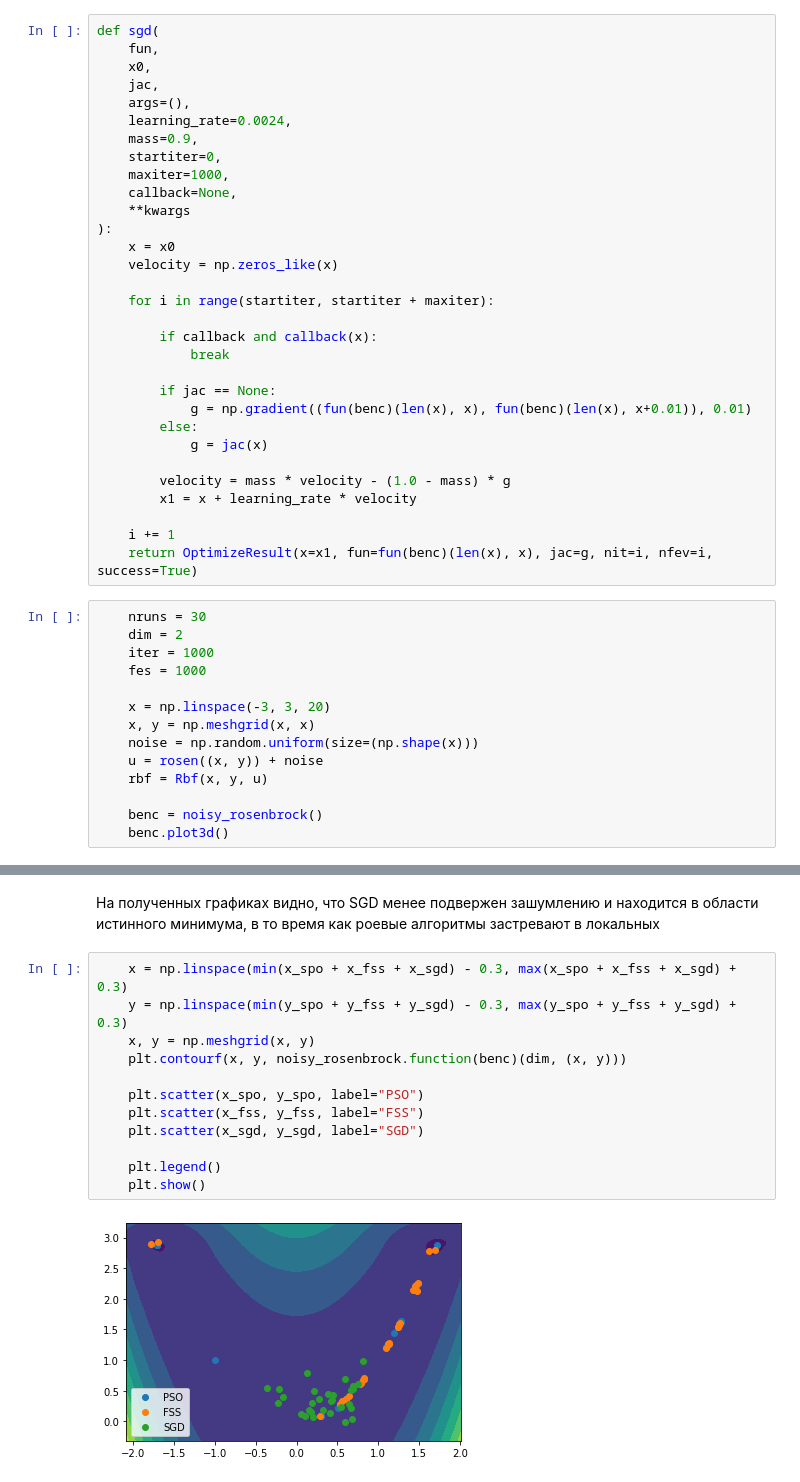
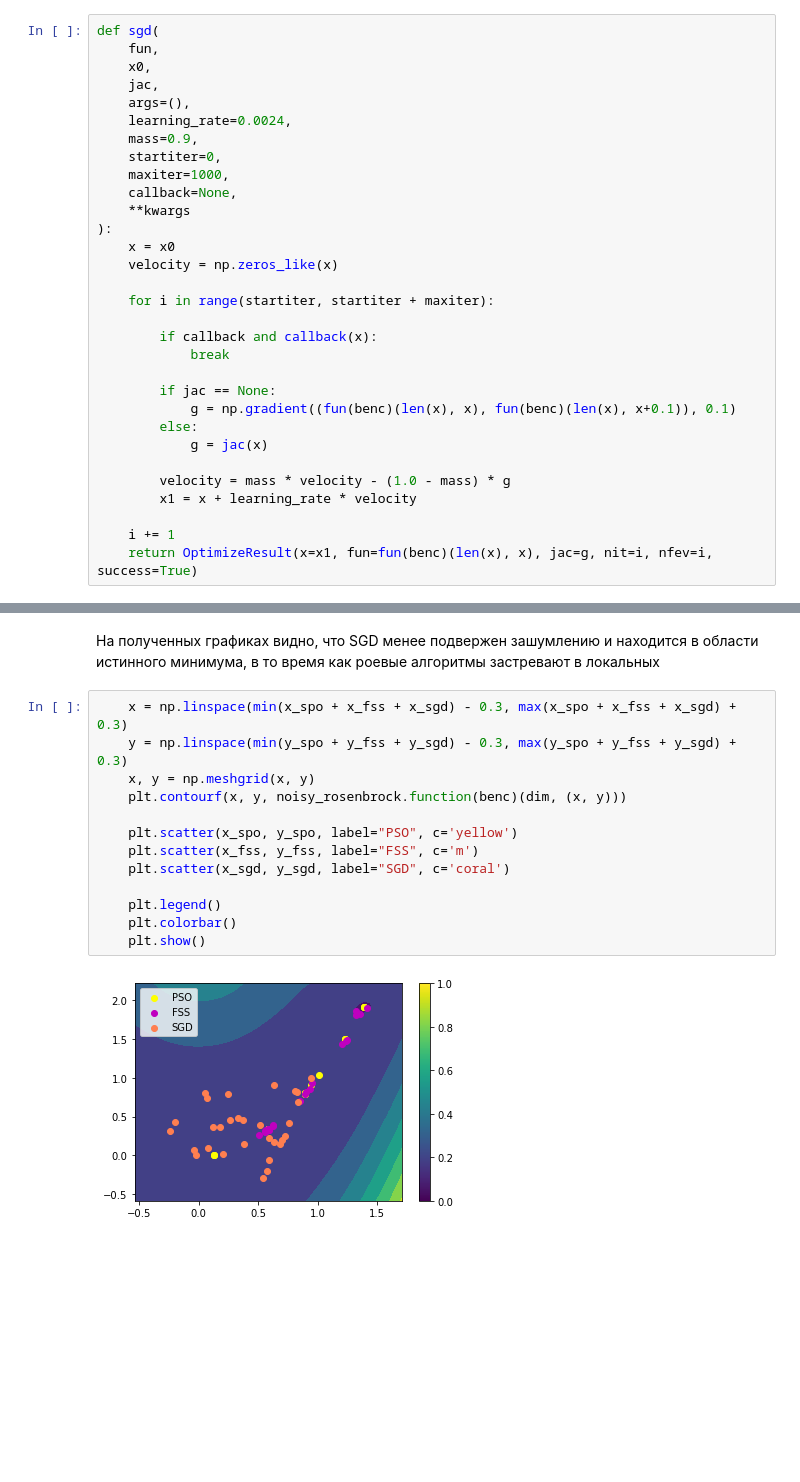
Before and after one commit to Loinen/FSS, a Jupyter notebook: FSS2.ipynb, the cells around one changed output, grey strips where cells are left out. Saved outputs shown, nothing was run; the diff lists cells and outputs as text; blank space fills up the shorter version.

```diff
--- a/FSS2.ipynb
+++ b/FSS2.ipynb
@@ -42,7 +58,7 @@ def sgd(
             break
 
         if jac == None:
-            g = np.gradient((fun(benc)(len(x), x), fun(benc)(len(x), x+0.01)), 0.01)
+            g = np.gradient((fun(benc)(len(x), x), fun(benc)(len(x), x+0.1)), 0.1)
         else:
             g = jac(x)
 
@@ -51,17 +67,3 @@ def sgd(
 
     i += 1
     return OptimizeResult(x=x1, fun=fun(benc)(len(x), x), jac=g, nit=i, nfev=i, success=True)
-# %%
-    nruns = 30
-    dim = 2
-    iter = 1000
-    fes = 1000
-
-    x = np.linspace(-3, 3, 20)
-    x, y = np.meshgrid(x, x)
-    noise = np.random.uniform(size=(np.shape(x)))
-    u = rosen((x, y)) + noise
-    rbf = Rbf(x, y, u)
-
-    benc = noisy_rosenbrock()
-    benc.plot3d()
@@ -152,14 +152,15 @@ Execution time  0.1431947133333248
 # %%
     x = np.linspace(min(x_spo + x_fss + x_sgd) - 0.3, max(x_spo + x_fss + x_sgd) + 0.3)
     y = np.linspace(min(y_spo + y_fss + y_sgd) - 0.3, max(y_spo + y_fss + y_sgd) + 0.3)
     x, y = np.meshgrid(x, y)
     plt.contourf(x, y, noisy_rosenbrock.function(benc)(dim, (x, y)))
 
-    plt.scatter(x_spo, y_spo, label="PSO")
-    plt.scatter(x_fss, y_fss, label="FSS")
-    plt.scatter(x_sgd, y_sgd, label="SGD")
+    plt.scatter(x_spo, y_spo, label="PSO", c='yellow')
+    plt.scatter(x_fss, y_fss, label="FSS", c='m')
+    plt.scatter(x_sgd, y_sgd, label="SGD", c='coral')
 
     plt.legend()
+    plt.colorbar()
     plt.show()
 # %% [output]
-[figure, old version]
+[figure, new version]
```
Also changed, not shown: parts of 5 cells of this notebook.
